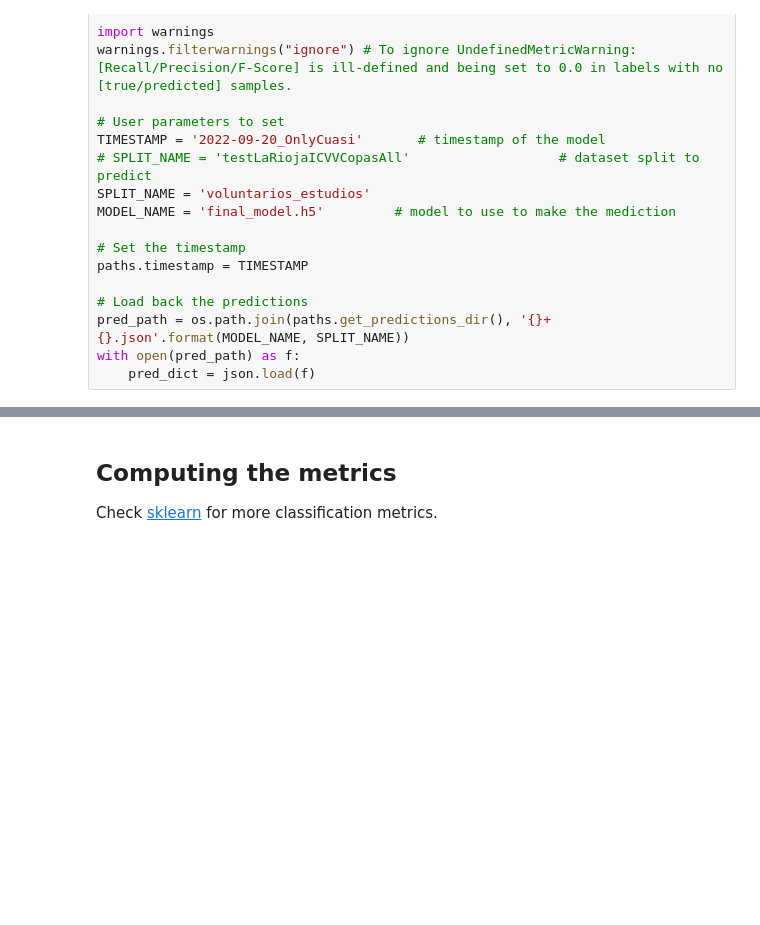
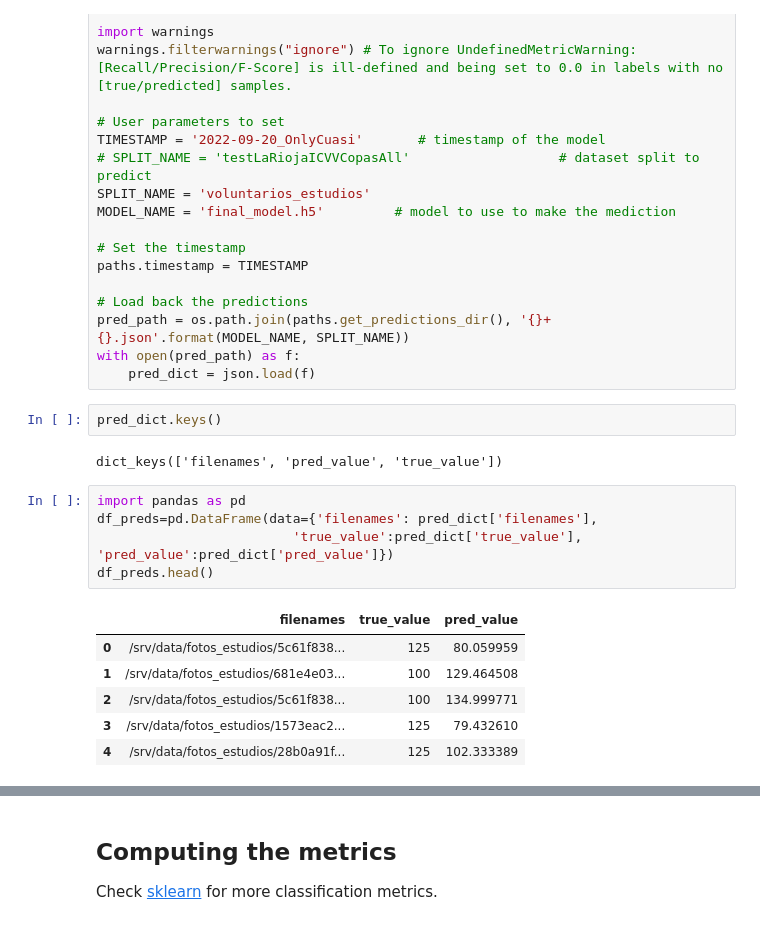
Before and after one commit to Pablo-Izquierdo/BrainGut-WineUp, a Jupyter notebook: notebooks/3.1-Prediction_statistics_RealDataset.ipynb, the cells around one changed output, grey strips where cells are left out. Saved outputs shown, nothing was run; the diff lists cells and outputs as text; blank space fills up the shorter version.

```diff
--- a/notebooks/3.1-Prediction_statistics_RealDataset.ipynb
+++ b/notebooks/3.1-Prediction_statistics_RealDataset.ipynb
@@ -33,3 +33,19 @@ paths.timestamp = TIMESTAMP
 pred_path = os.path.join(paths.get_predictions_dir(), '{}+{}.json'.format(MODEL_NAME, SPLIT_NAME))
 with open(pred_path) as f:
     pred_dict = json.load(f)
+# %%
+pred_dict.keys()
+# %% [output]
+dict_keys(['filenames', 'pred_value', 'true_value'])
+# %%
+import pandas as pd
+df_preds=pd.DataFrame(data={'filenames': pred_dict['filenames'],
+                         'true_value':pred_dict['true_value'], 'pred_value':pred_dict['pred_value']})
+df_preds.head()
+# %% [output]
+|  | filenames | true_value | pred_value |
+| 0 | /srv/data/fotos_estudios/5c61f838... | 125 | 80.059959 |
+| 1 | /srv/data/fotos_estudios/681e4e03... | 100 | 129.464508 |
+| 2 | /srv/data/fotos_estudios/5c61f838... | 100 | 134.999771 |
+| 3 | /srv/data/fotos_estudios/1573eac2... | 125 | 79.432610 |
+| 4 | /srv/data/fotos_estudios/28b0a91f... | 125 | 102.333389 |
```
Also changed, not shown: parts of 2 cells of this notebook, 1 other file.
